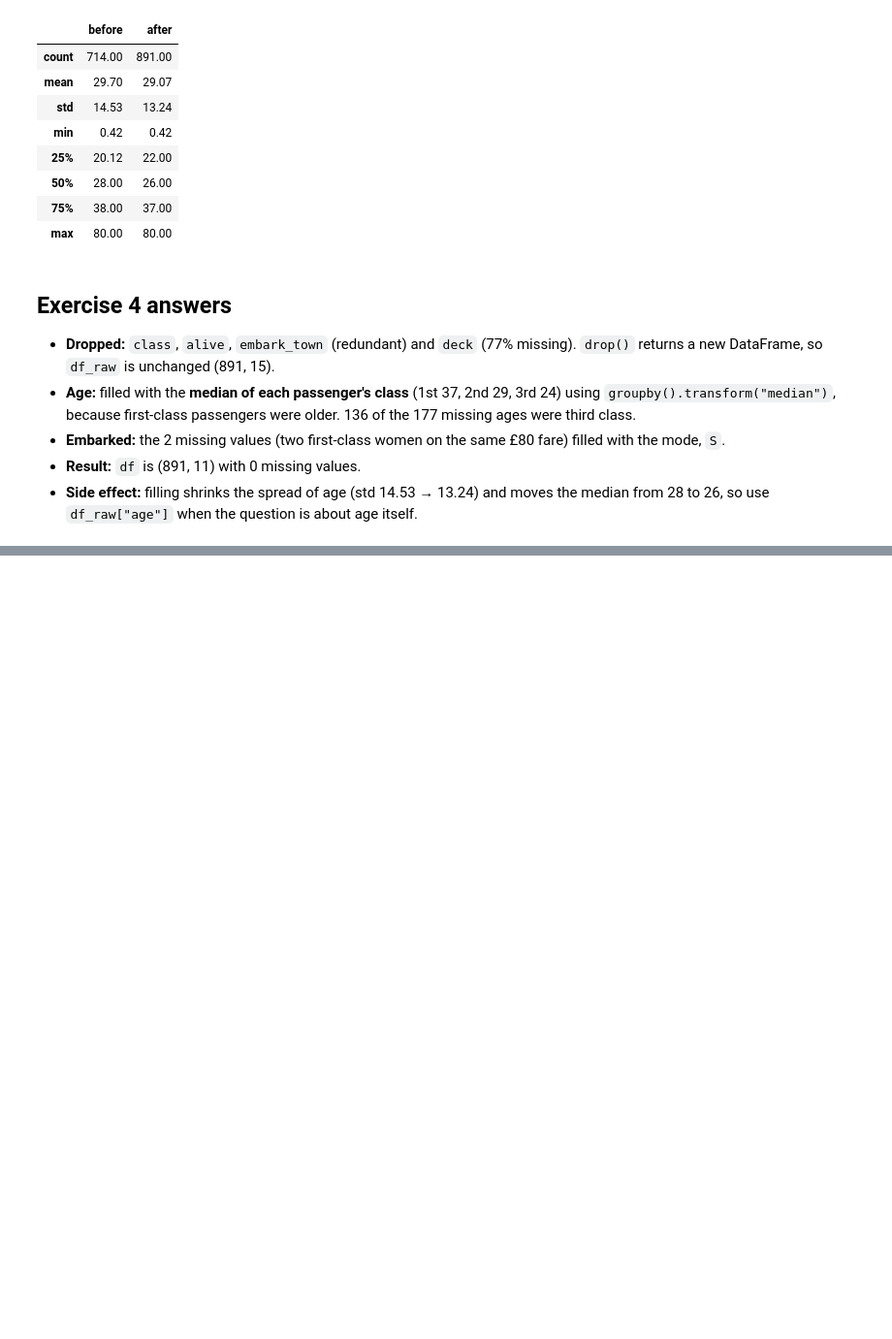
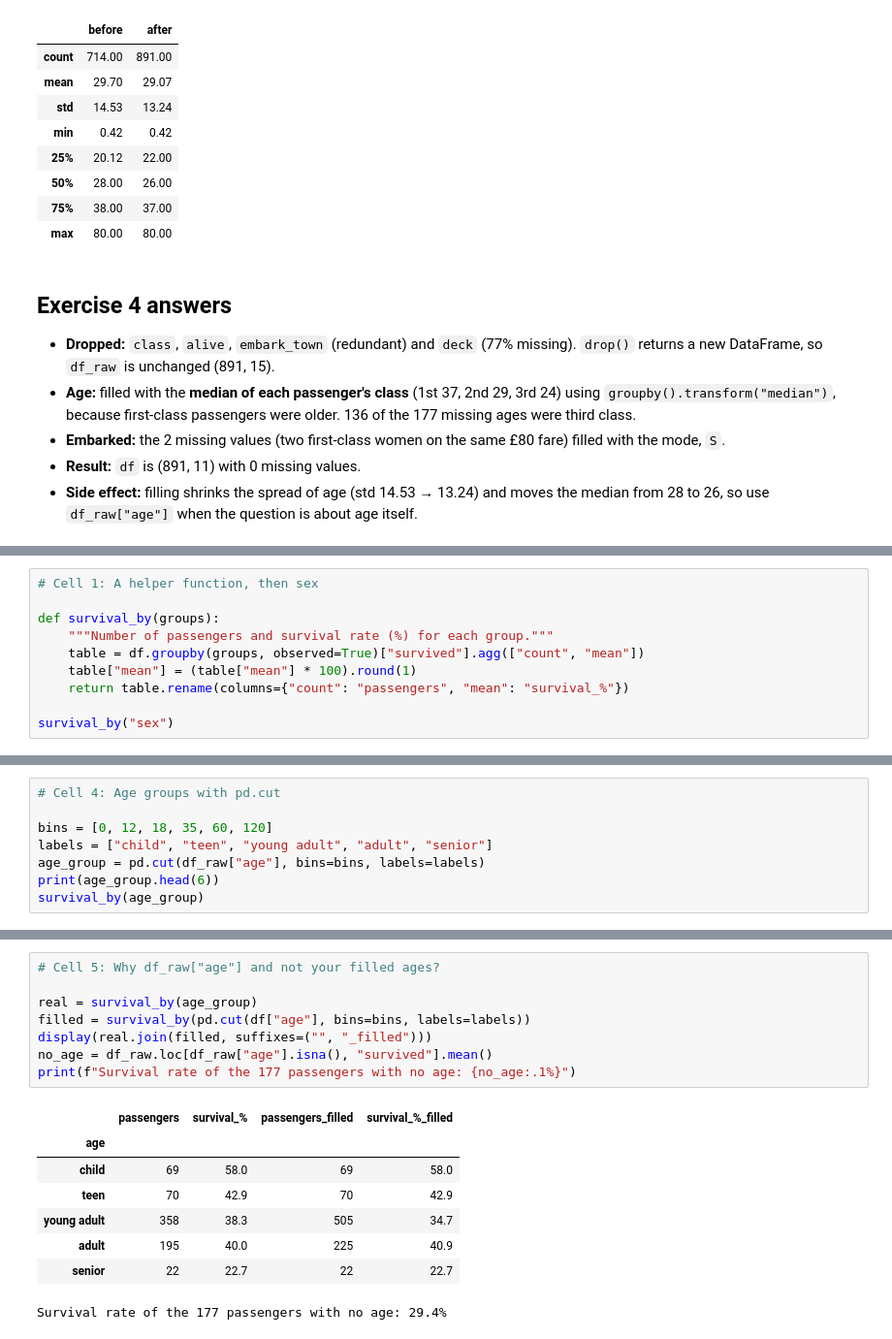
Before and after one commit to adam-c4d/pythonllm-practise, a Jupyter notebook: 02_data/titanic_eda.ipynb, the cells around one changed output, grey strips where cells are left out. Shown at 97% size. Drawn from its saved outputs; the diff is of its cells as text; blank space fills up the shorter version.

```diff
--- a/02_data/titanic_eda.ipynb
+++ b/02_data/titanic_eda.ipynb
@@ -337,0 +340,10 @@ pd.DataFrame({
+# %%
+# Cell 1: A helper function, then sex
+
+def survival_by(groups):
+    """Number of passengers and survival rate (%) for each group."""
+    table = df.groupby(groups, observed=True)["survived"].agg(["count", "mean"])
+    table["mean"] = (table["mean"] * 100).round(1)
+    return table.rename(columns={"count": "passengers", "mean": "survival_%"})
+
+survival_by("sex")
@@ -337,0 +377,8 @@ pd.DataFrame({
+# %%
+# Cell 4: Age groups with pd.cut
+
+bins = [0, 12, 18, 35, 60, 120]
+labels = ["child", "teen", "young adult", "adult", "senior"]
+age_group = pd.cut(df_raw["age"], bins=bins, labels=labels)
+print(age_group.head(6))
+survival_by(age_group)
@@ -337,0 +401,17 @@ pd.DataFrame({
+# %%
+# Cell 5: Why df_raw["age"] and not your filled ages?
+
+real = survival_by(age_group)
+filled = survival_by(pd.cut(df["age"], bins=bins, labels=labels))
+display(real.join(filled, suffixes=("", "_filled")))
+no_age = df_raw.loc[df_raw["age"].isna(), "survived"].mean()
+print(f"Survival rate of the 177 passengers with no age: {no_age:.1%}")
+# %% [output]
+|  | passengers | survival_% | passengers_filled | survival_%_filled |
+| age |  |  |  |  |
+| child | 69 | 58.0 | 69 | 58.0 |
+| teen | 70 | 42.9 | 70 | 42.9 |
+| young adult | 358 | 38.3 | 505 | 34.7 |
+| adult | 195 | 40.0 | 225 | 40.9 |
+| senior | 22 | 22.7 | 22 | 22.7 |
+Survival rate of the 177 passengers with no age: 29.4%
```
Also changed, not shown: parts of 8 cells of this notebook, 2 other files.
